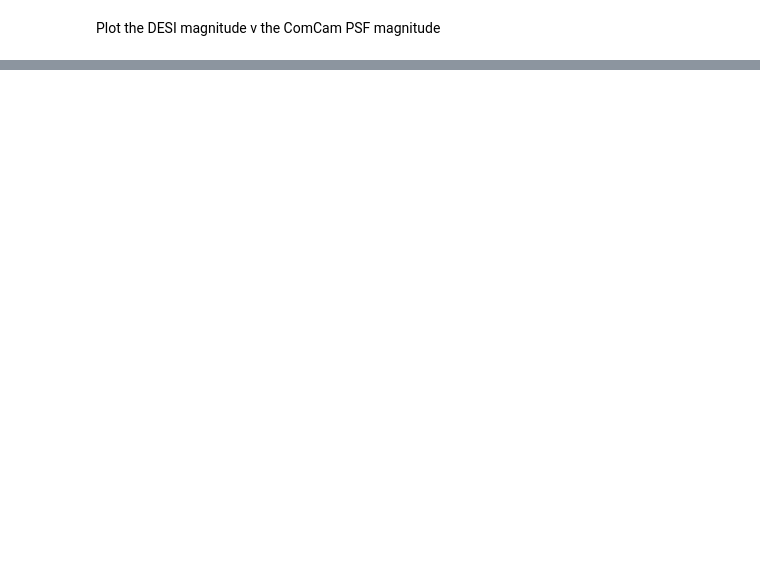
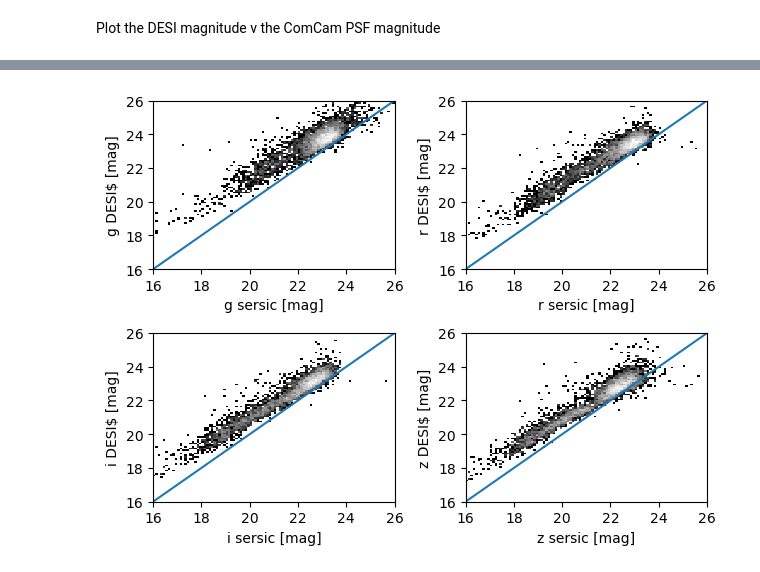
Before and after one commit to eacharles/rail_raruma, a Jupyter notebook: nb/DP1/Desi_Matched.ipynb, the cells around one changed output, grey strips where cells are left out. Drawn from its saved outputs; the diff is of its cells as text; code cells hidden in the pictures; blank space fills up the shorter version.

```diff
--- a/nb/DP1/Desi_Matched.ipynb
+++ b/nb/DP1/Desi_Matched.ipynb
@@ -25,0 +62,4 @@ _ = plt.ylabel(r'$g_{\rm DESI}$ [mag]')
+# %%
+plot_scatter(t, 'sersic', 'griz')
+# %% [output]
+[figure, added]
```
Also changed, not shown: parts of 7 cells of this notebook, 11 other files.
